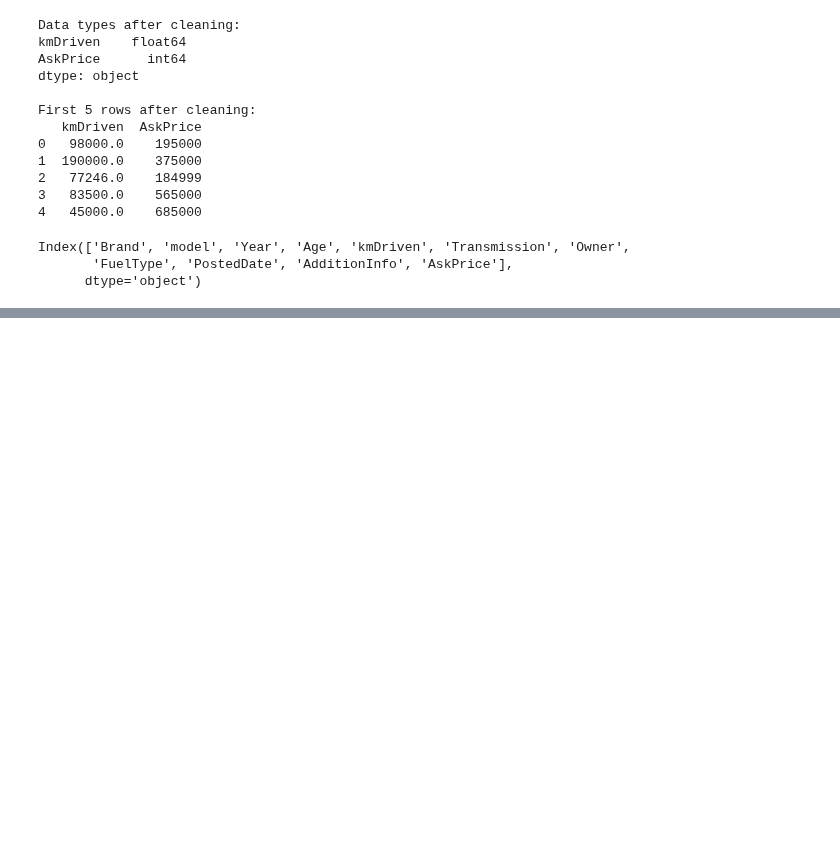
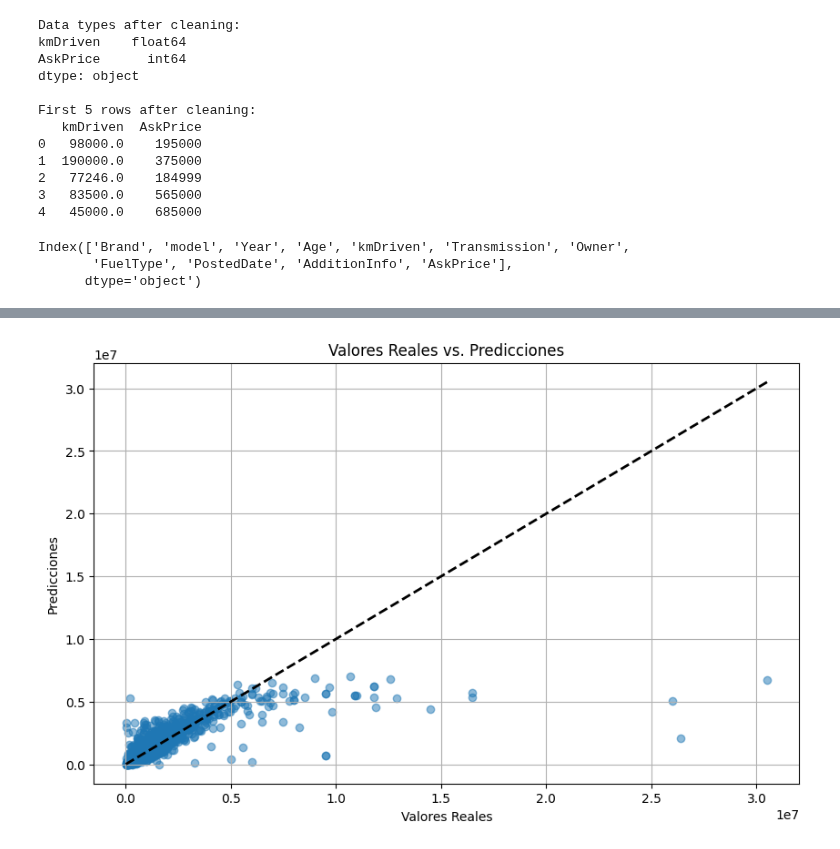
Before and after one commit to palberth/Modelos_y_Metodos_de_Sistemas_Inteligentes, a Jupyter notebook: Regresion_Precios_Autos_Keras.ipynb, the cells around one changed output, grey strips where cells are left out. Drawn from its saved outputs; the diff is of its cells as text; code cells hidden in the pictures; blank space fills up the shorter version.

```diff
--- a/Regresion_Precios_Autos_Keras.ipynb
+++ b/Regresion_Precios_Autos_Keras.ipynb
@@ -151,0 +185,87 @@ Epoch 100/100
+# %%
+# prompt: genera evaluar_y_visualizar_regresion
+
+def evaluar_y_visualizar_regresion(model, X_test_processed, y_test, preprocessor, X_test_original):
+    """
+    Evalúa un modelo de regresión y visualiza los resultados.
+
+    Args:
+        model: El modelo entrenado.
+        X_test_processed: Datos de prueba preprocesados.
+        y_test: Etiquetas de prueba reales.
+        preprocessor: El objeto preprocessor utilizado para transformar los datos.
+        X_test_original: Datos de prueba originales antes del preprocesamiento.
+    """
+    # 1. Evaluación del modelo
+    print("\n--- Evaluación del modelo ---")
+    loss, mae = model.evaluate(X_test_processed, y_test, verbose=0)
+    print(f'Test Loss (MSE): {loss:.4f}')
+    print(f'Test MAE: {mae:.4f}')
+
+    y_pred = model.predict(X_test_processed).flatten()
+
+    mse = mean_squared_error(y_test, y_pred)
+    mae_score = mean_absolute_error(y_test, y_pred)
+    r2 = r2_score(y_test, y_pred)
+
+    print(f'Manual MSE: {mse:.4f}')
+    print(f'Manual MAE: {mae_score:.4f}')
+    print(f'R2 Score: {r2:.4f}')
+
+    # 2. Visualización de predicciones vs. valores reales
+    print("\n--- Visualización de predicciones ---")
+    plt.figure(figsize=(10, 6))
+    plt.scatter(y_test, y_pred, alpha=0.5)
+    plt.plot([y_test.min(), y_test.max()], [y_test.min(), y_test.max()], 'k--', lw=2)
+    plt.xlabel('Valores Reales')
+    plt.ylabel('Predicciones')
+    plt.title('Valores Reales vs. Predicciones')
+    plt.grid(True)
+    plt.show()
+
+    # 3. Histograma de residuos
+    print("\n--- Histograma de Residuos ---")
+    residuos = y_test - y_pred
+    plt.figure(figsize=(10, 6))
+    sns.histplot(residuos, kde=True)
+    plt.xlabel('Residuos (Valores Reales - Predicciones)')
+    plt.ylabel('Frecuencia')
+    plt.title('Distribución de Residuos')
+    plt.grid(True)
+    plt.show()
+
+    # 4. Análisis de residuos vs. predicciones
+    print("\n--- Residuos vs. Predicciones ---")
+    plt.figure(figsize=(10, 6))
+    plt.scatter(y_pred, residuos, alpha=0.5)
+    plt.axhline(0, color='k', linestyle='--', lw=2)
+    plt.xlabel('Predicciones')
+    plt.ylabel('Residuos')
+    plt.title('Residuos vs. Predicciones')
+    plt.grid(True)
+    plt.show()
+
+    # 5. Predicciones en algunos ejemplos del conjunto de prueba (opcional)
+    print("\n--- Ejemplos de Predicciones ---")
+    # Seleccionar algunas filas al azar del X_test original
+    sample_indices = X_test_original.sample(5, random_state=42).index
+    sample_X_original = X_test_original.loc[sample_indices]
+    sample_y_real = y_test.loc[sample_indices]
+
+    # Preprocesar los datos de ejemplo
+    sample_X_processed = preprocessor.transform(sample_X_original)
+
+    # Realizar predicciones
+    sample_y_pred = model.predict(sample_X_processed).flatten()
+
+    # Crear un DataFrame para mostrar los resultados
+    results_df = sample_X_original.copy()
+    results_df['AskPrice Real'] = sample_y_real
+    results_df['AskPrice Predicha'] = sample_y_pred
+    results_df['Diferencia'] = results_df['AskPrice Real'] - results_df['AskPrice Predicha']
+
+    print(results_df)
+
+# Llamar a la función después de entrenar el modelo
+evaluar_y_visualizar_regresion(model, X_test_processed, y_test, preprocessor, X_test)
+# %% [output]
@@ -151,0 +281 @@ Epoch 100/100
+[figure, added]
```
Also changed, not shown: parts of 7 cells of this notebook.
